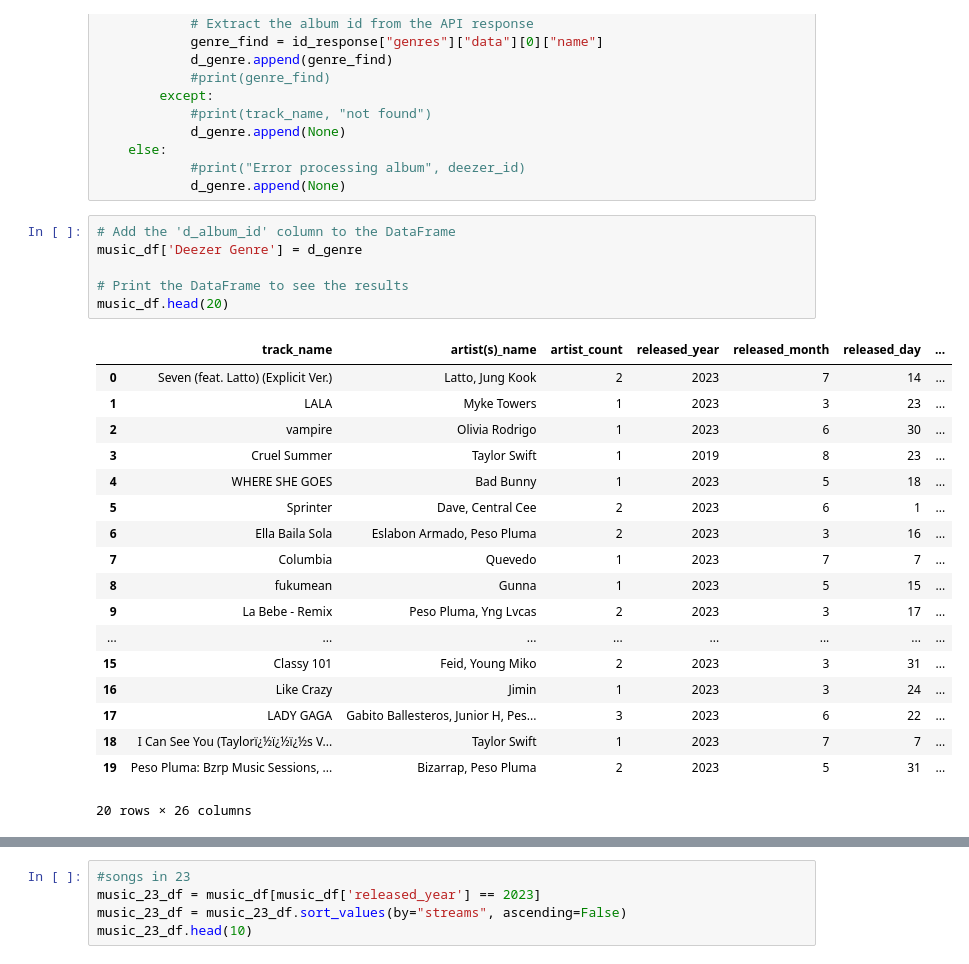
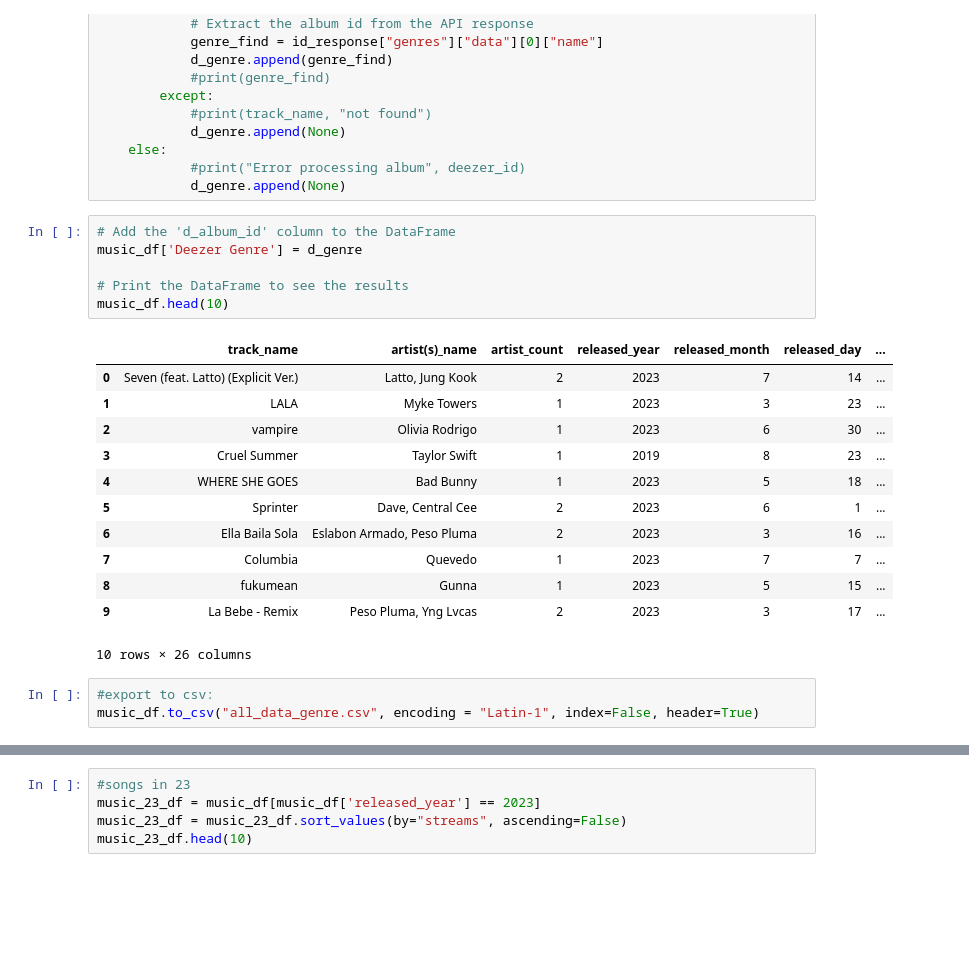
Before and after one commit to alaa-aleryani/Project_1, a Jupyter notebook: music.ipynb, the cells around one changed output, grey strips where cells are left out. Cells and saved outputs as stored; diff of their text form; blank space fills up the shorter version.

```diff
--- a/music.ipynb
+++ b/music.ipynb
@@ -165,27 +165,24 @@ for index, row in music_df.iterrows():
 # %%
 # Add the 'd_album_id' column to the DataFrame
 music_df['Deezer Genre'] = d_genre
 
 # Print the DataFrame to see the results
-music_df.head(20)
+music_df.head(10)
 # %% [output]
 |  | track_name | artist(s)_name | artist_count | released_year | released_month | released_day | ... |
 | 0 | Seven (feat. Latto) (Explicit Ver.) | Latto, Jung Kook | 2 | 2023 | 7 | 14 | ... |
 | 1 | LALA | Myke Towers | 1 | 2023 | 3 | 23 | ... |
 | 2 | vampire | Olivia Rodrigo | 1 | 2023 | 6 | 30 | ... |
 | 3 | Cruel Summer | Taylor Swift | 1 | 2019 | 8 | 23 | ... |
 | 4 | WHERE SHE GOES | Bad Bunny | 1 | 2023 | 5 | 18 | ... |
 | 5 | Sprinter | Dave, Central Cee | 2 | 2023 | 6 | 1 | ... |
 | 6 | Ella Baila Sola | Eslabon Armado, Peso Pluma | 2 | 2023 | 3 | 16 | ... |
 | 7 | Columbia | Quevedo | 1 | 2023 | 7 | 7 | ... |
 | 8 | fukumean | Gunna | 1 | 2023 | 5 | 15 | ... |
 | 9 | La Bebe - Remix | Peso Pluma, Yng Lvcas | 2 | 2023 | 3 | 17 | ... |
-| ... | ... | ... | ... | ... | ... | ... | ... |
-| 15 | Classy 101 | Feid, Young Miko | 2 | 2023 | 3 | 31 | ... |
-| 16 | Like Crazy | Jimin | 1 | 2023 | 3 | 24 | ... |
-| 17 | LADY GAGA | Gabito Ballesteros, Junior H, Pes... | 3 | 2023 | 6 | 22 | ... |
-| 18 | I Can See You (Taylorï¿½ï¿½ï¿½s V... | Taylor Swift | 1 | 2023 | 7 | 7 | ... |
-| 19 | Peso Pluma: Bzrp Music Sessions, ... | Bizarrap, Peso Pluma | 2 | 2023 | 5 | 31 | ... |
-20 rows × 26 columns
+10 rows × 26 columns
+# %%
+#export to csv:
+music_df.to_csv("all_data_genre.csv", encoding = "Latin-1", index=False, header=True)
 # %%
 #read the saved data:
```
Also changed, not shown: parts of 2 cells of this notebook.
